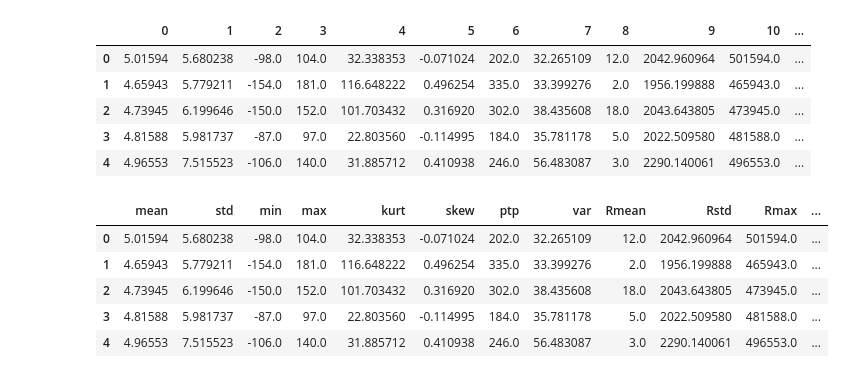
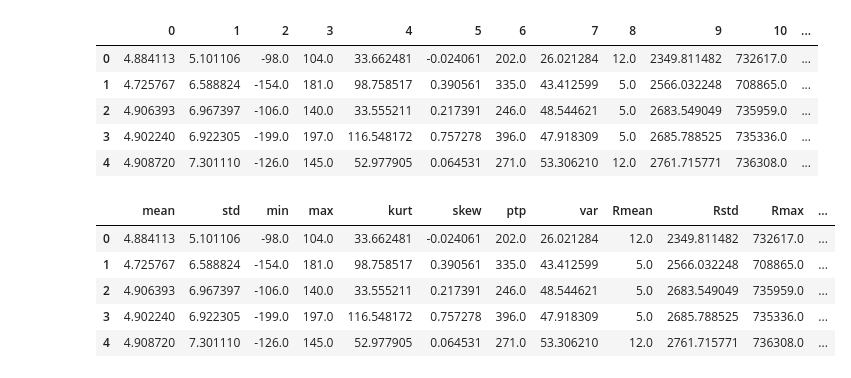
Before and after one commit to LoriHarris/kaggle_quakes, a Jupyter notebook: Models.ipynb, the cells around one changed output. Cells and saved outputs as stored; diff of their text form; code cells hidden in the pictures.

```diff
--- a/Models.ipynb
+++ b/Models.ipynb
@@ -92,26 +92,15 @@ def gen_features(X):
     strain.append(imagFFT.std())
     strain.append(imagFFT.max())
     strain.append(imagFFT.min())
-    for x in X:
-        if x >=13:
-            x=x+3
-        if x >7 and x <13:
-            x=x+1
-        if x >2 and x <8:
-            x=x
-        if x <2 and x >0:
-            x=x-1
-        if x <=0:
-            x = x-3
-        x1.append(x)
-    strain.append(sum(x1)/len(x1))
-#     strain.append(X.sum())
-#     strain.append(X.mad())
-#     strain.append(X.median())
-#     strain.append(np.quantile(X, 0.01))
-#     strain.append(np.quantile(X, 0.95))
-#     strain.append(np.quantile(X, 0.99))
-#     strain.append(np.quantile(X, 0.05))
+#   X_train1.columns = ['mean','std', 'min', 'max', 'kurt', 'skew','ptp','var','Rmean','Rstd','Rmax','Rmin','Imean','Istd','Imax','Imin','sum','mad', 'median','q01','q95','q99','q05']
+
+    strain.append(X.sum())
+    strain.append(X.mad())
+    strain.append(X.median())
+    strain.append(np.quantile(X, 0.01))
+    strain.append(np.quantile(X, 0.95))
+    strain.append(np.quantile(X, 0.99))
+    strain.append(np.quantile(X, 0.05))
 
 #     stats1=stats.binned_statistic([1, 3, 5, 7], X, 'mean', bins=5)
 #     strain.append(stats)
@@ -119,7 +108,7 @@ def gen_features(X):
 
 # final.describe()
 # %%
-train = pd.read_csv('train.csv.zip', nrows=100000000, iterator=True, chunksize=100000, dtype={'acoustic_data': np.int16, 'time_to_failure': np.float64})
+train = pd.read_csv('train.csv', iterator=True, chunksize=150_000, dtype={'acoustic_data': np.int16, 'time_to_failure': np.float64})
 # %%
 
 X_train1 = pd.DataFrame()
@@ -132,23 +121,22 @@ for df in train:
 X_train1.head()
 # %% [output]
 |  | 0 | 1 | 2 | 3 | 4 | 5 | 6 | 7 | 8 | 9 | 10 | ... |
-| 0 | 5.01594 | 5.680238 | -98.0 | 104.0 | 32.338353 | -0.071024 | 202.0 | 32.265109 | 12.0 | 2042.960964 | 501594.0 | ... |
-| 1 | 4.65943 | 5.779211 | -154.0 | 181.0 | 116.648222 | 0.496254 | 335.0 | 33.399276 | 2.0 | 1956.199888 | 465943.0 | ... |
-| 2 | 4.73945 | 6.199646 | -150.0 | 152.0 | 101.703432 | 0.316920 | 302.0 | 38.435608 | 18.0 | 2043.643805 | 473945.0 | ... |
-| 3 | 4.81588 | 5.981737 | -87.0 | 97.0 | 22.803560 | -0.114995 | 184.0 | 35.781178 | 5.0 | 2022.509580 | 481588.0 | ... |
-| 4 | 4.96553 | 7.515523 | -106.0 | 140.0 | 31.885712 | 0.410938 | 246.0 | 56.483087 | 3.0 | 2290.140061 | 496553.0 | ... |
+| 0 | 4.884113 | 5.101106 | -98.0 | 104.0 | 33.662481 | -0.024061 | 202.0 | 26.021284 | 12.0 | 2349.811482 | 732617.0 | ... |
+| 1 | 4.725767 | 6.588824 | -154.0 | 181.0 | 98.758517 | 0.390561 | 335.0 | 43.412599 | 5.0 | 2566.032248 | 708865.0 | ... |
+| 2 | 4.906393 | 6.967397 | -106.0 | 140.0 | 33.555211 | 0.217391 | 246.0 | 48.544621 | 5.0 | 2683.549049 | 735959.0 | ... |
+| 3 | 4.902240 | 6.922305 | -199.0 | 197.0 | 116.548172 | 0.757278 | 396.0 | 47.918309 | 5.0 | 2685.788525 | 735336.0 | ... |
+| 4 | 4.908720 | 7.301110 | -126.0 | 145.0 | 52.977905 | 0.064531 | 271.0 | 53.306210 | 12.0 | 2761.715771 | 736308.0 | ... |
 # %%
 # X_train1 = pd.DataFrame(X_train1).reset_index()
-X_train1.columns = ['mean','std', 'min', 'max', 'kurt', 'skew','ptp','var','Rmean','Rstd','Rmax','Rmin','Imean','Istd','Imax','Imin','w_mean']
-#                     'sum','mad','median','q.01','q.95','q.99','q.05']
+X_train1.columns = ['mean','std', 'min', 'max', 'kurt', 'skew','ptp','var','Rmean','Rstd','Rmax','Rmin','Imean','Istd','Imax','Imin','sum','mad','median','q.01','q.95','q.99','q.05']
 X_train1.head()
 # %% [output]
 |  | mean | std | min | max | kurt | skew | ptp | var | Rmean | Rstd | Rmax | ... |
-| 0 | 5.01594 | 5.680238 | -98.0 | 104.0 | 32.338353 | -0.071024 | 202.0 | 32.265109 | 12.0 | 2042.960964 | 501594.0 | ... |
-| 1 | 4.65943 | 5.779211 | -154.0 | 181.0 | 116.648222 | 0.496254 | 335.0 | 33.399276 | 2.0 | 1956.199888 | 465943.0 | ... |
-| 2 | 4.73945 | 6.199646 | -150.0 | 152.0 | 101.703432 | 0.316920 | 302.0 | 38.435608 | 18.0 | 2043.643805 | 473945.0 | ... |
-| 3 | 4.81588 | 5.981737 | -87.0 | 97.0 | 22.803560 | -0.114995 | 184.0 | 35.781178 | 5.0 | 2022.509580 | 481588.0 | ... |
-| 4 | 4.96553 | 7.515523 | -106.0 | 140.0 | 31.885712 | 0.410938 | 246.0 | 56.483087 | 3.0 | 2290.140061 | 496553.0 | ... |
+| 0 | 4.884113 | 5.101106 | -98.0 | 104.0 | 33.662481 | -0.024061 | 202.0 | 26.021284 | 12.0 | 2349.811482 | 732617.0 | ... |
+| 1 | 4.725767 | 6.588824 | -154.0 | 181.0 | 98.758517 | 0.390561 | 335.0 | 43.412599 | 5.0 | 2566.032248 | 708865.0 | ... |
+| 2 | 4.906393 | 6.967397 | -106.0 | 140.0 | 33.555211 | 0.217391 | 246.0 | 48.544621 | 5.0 | 2683.549049 | 735959.0 | ... |
+| 3 | 4.902240 | 6.922305 | -199.0 | 197.0 | 116.548172 | 0.757278 | 396.0 | 47.918309 | 5.0 | 2685.788525 | 735336.0 | ... |
+| 4 | 4.908720 | 7.301110 | -126.0 | 145.0 | 52.977905 | 0.064531 | 271.0 | 53.306210 | 12.0 | 2761.715771 | 736308.0 | ... |
 # %%
 # X_train1['rol_2']=X_train1['mean'].rolling(2).mean()
 # X_train1['rol_3']=X_train1['mean'].rolling(3).mean()
```
Also changed, not shown: parts of 9 cells of this notebook, 12 other files.
